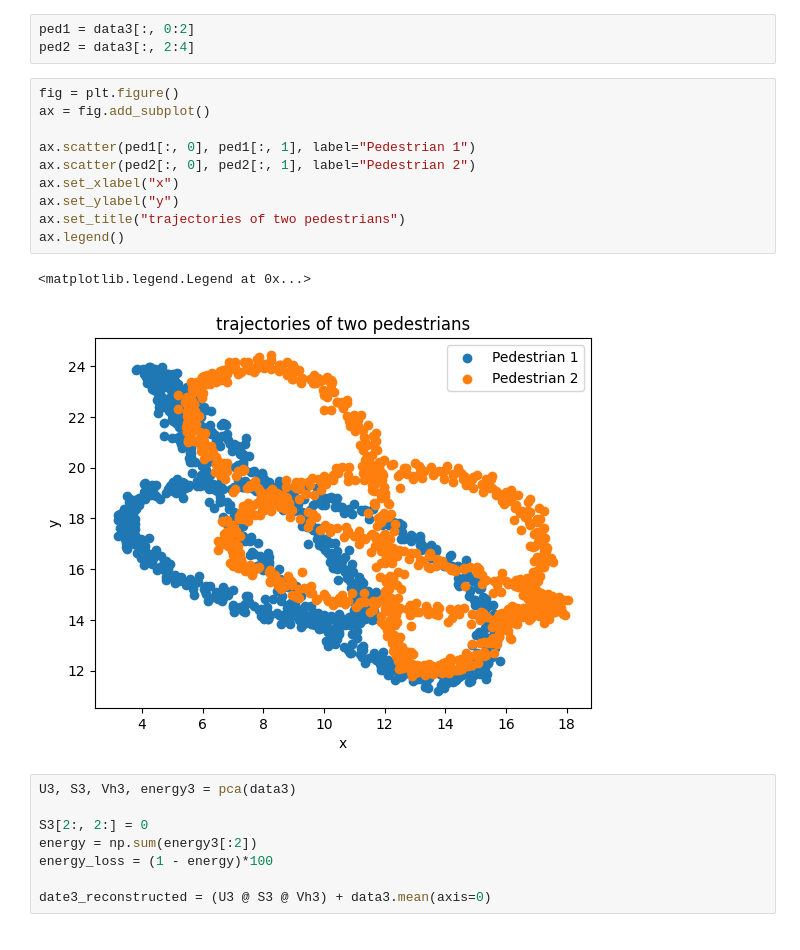
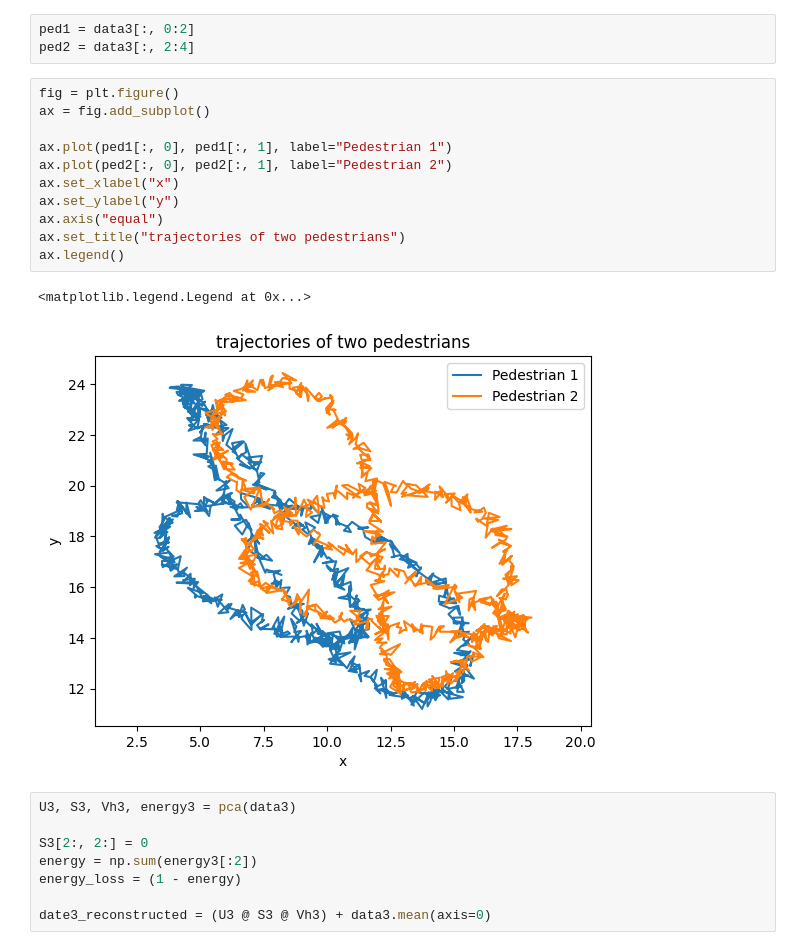
Before and after one commit to Erfan-Mashayekh/MLCMS, a Jupyter notebook: Exercise3/PCA/task1.ipynb, the cells around one changed output. Saved outputs shown, nothing was run; the diff lists cells and outputs as text.

```diff
--- a/Exercise3/PCA/task1.ipynb
+++ b/Exercise3/PCA/task1.ipynb
@@ -121,22 +122,23 @@ ped2 = data3[:, 2:4]
 # %%
 fig = plt.figure()
 ax = fig.add_subplot()
 
-ax.scatter(ped1[:, 0], ped1[:, 1], label="Pedestrian 1")
-ax.scatter(ped2[:, 0], ped2[:, 1], label="Pedestrian 2")
+ax.plot(ped1[:, 0], ped1[:, 1], label="Pedestrian 1")
+ax.plot(ped2[:, 0], ped2[:, 1], label="Pedestrian 2")
 ax.set_xlabel("x")
 ax.set_ylabel("y")
+ax.axis("equal")
 ax.set_title("trajectories of two pedestrians")
 ax.legend()
 # %% [output]
 <matplotlib.legend.Legend at 0x...>
-[figure, old version]
+[figure, new version]
 # %%
 U3, S3, Vh3, energy3 = pca(data3)
 
 S3[2:, 2:] = 0
 energy = np.sum(energy3[:2])
-energy_loss = (1 - energy)*100
+energy_loss = (1 - energy)
 
 date3_reconstructed = (U3 @ S3 @ Vh3) + data3.mean(axis=0)
 # %%
```
Also changed, not shown: parts of 7 cells of this notebook, 1 other file.
